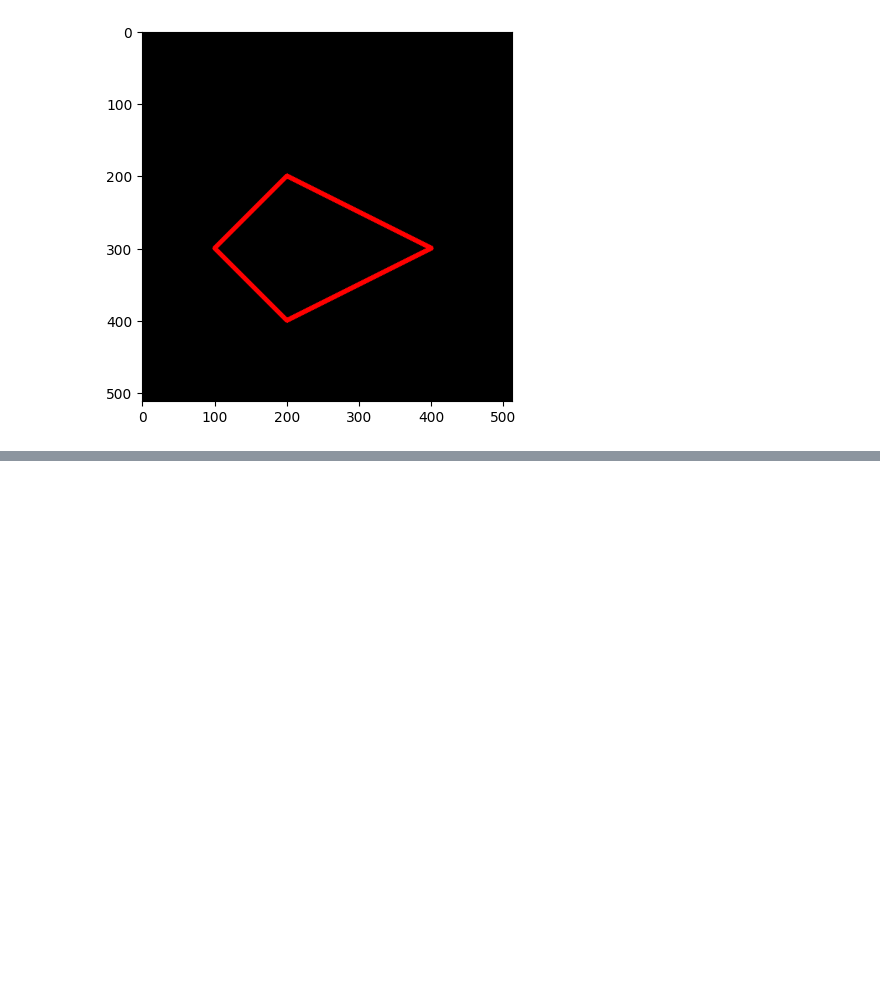
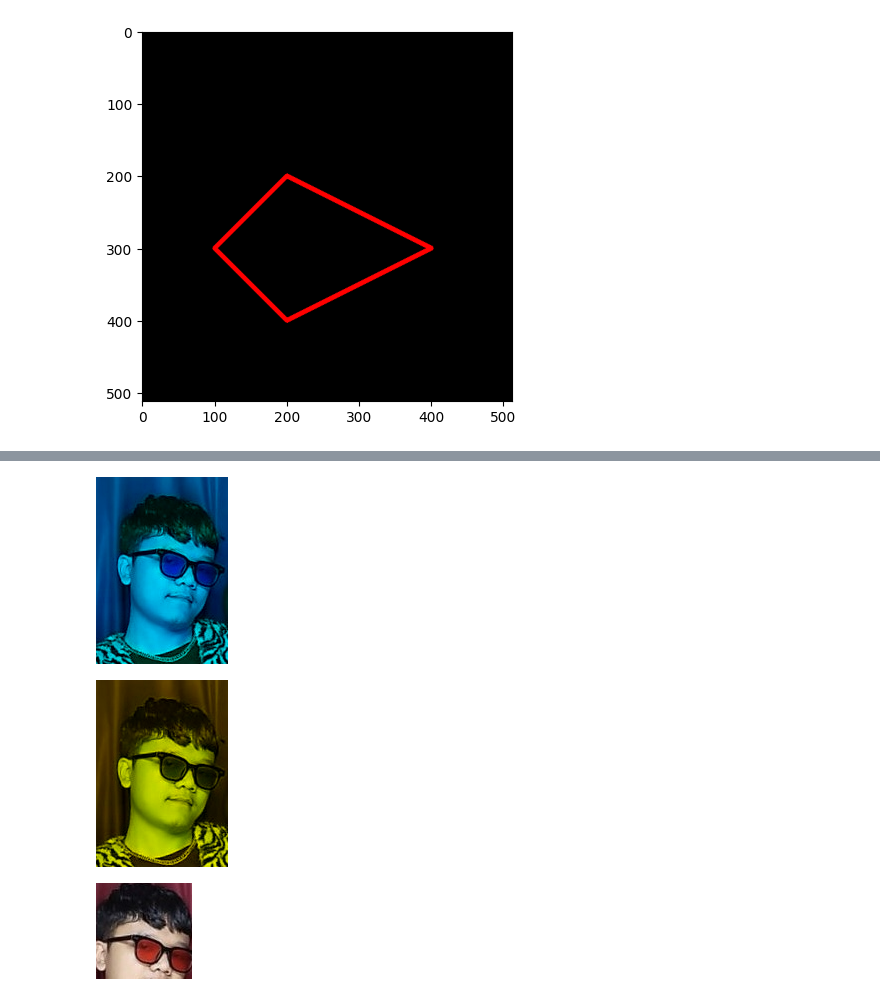
Before and after one commit to AtabikM1/PCVK25_3F_05, a Jupyter notebook: Week2_05.ipynb, the cells around one changed output, grey strips where cells are left out. Drawn from its saved outputs; the diff is of its cells as text; code cells hidden in the pictures; blank space fills up the shorter version.

```diff
--- a/Week2_05.ipynb
+++ b/Week2_05.ipynb
@@ -139,0 +160,20 @@ Berdasarkan praktikum bagian 1 dan 2 kerjakan beberapa tugas berikut :
+# %%
+# Soal no 2 Pisahkan channel
+B, G, R = cv.split(img)
+
+# Gabung channel (Red-Blue)
+RB = cv.merge([R, B, np.zeros_like(R)])
+cv2_imshow(RB)
+
+# Gabung channel (Green-Blue)
+GB = cv.merge([np.zeros_like(G), G, B])
+cv2_imshow(GB)
+# %% [output]
+[figure, added]
+[figure, added]
+# %%
+#  soal no 3
+crop1 = img[20:116, 25:121]
+cv2_imshow(crop1)
+# %% [output]
+[figure, added]
```
Also changed, not shown: parts of 8 cells of this notebook.
